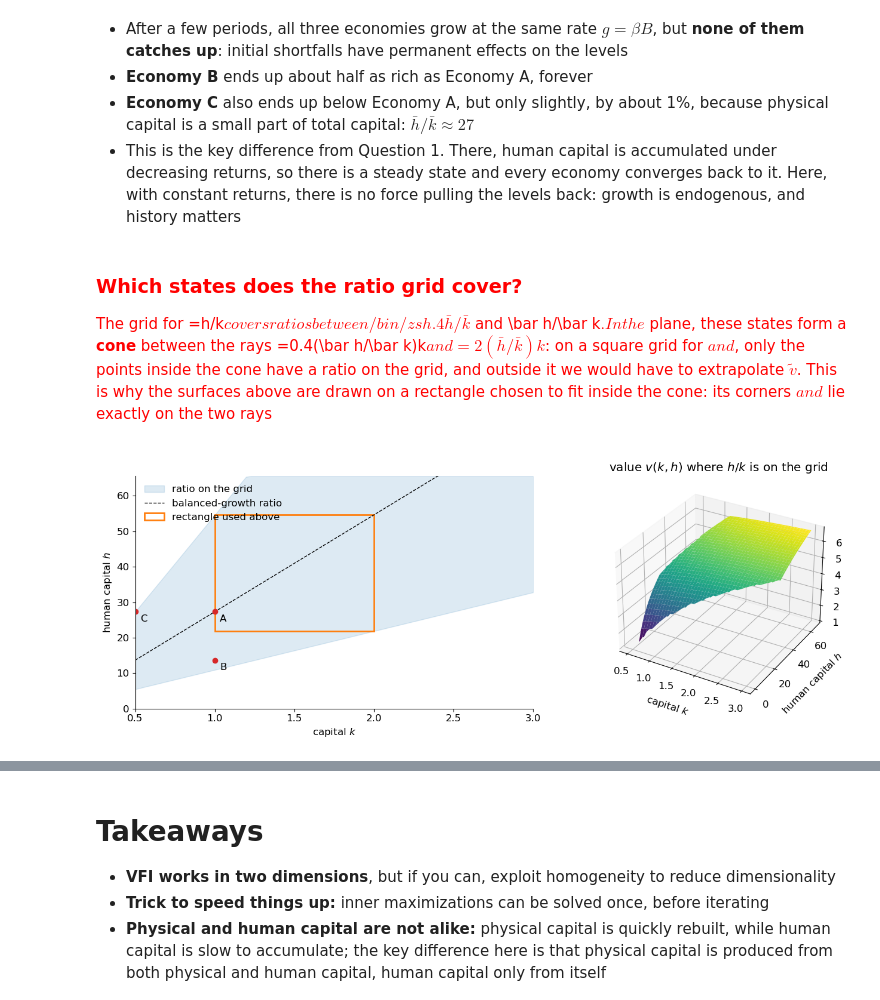
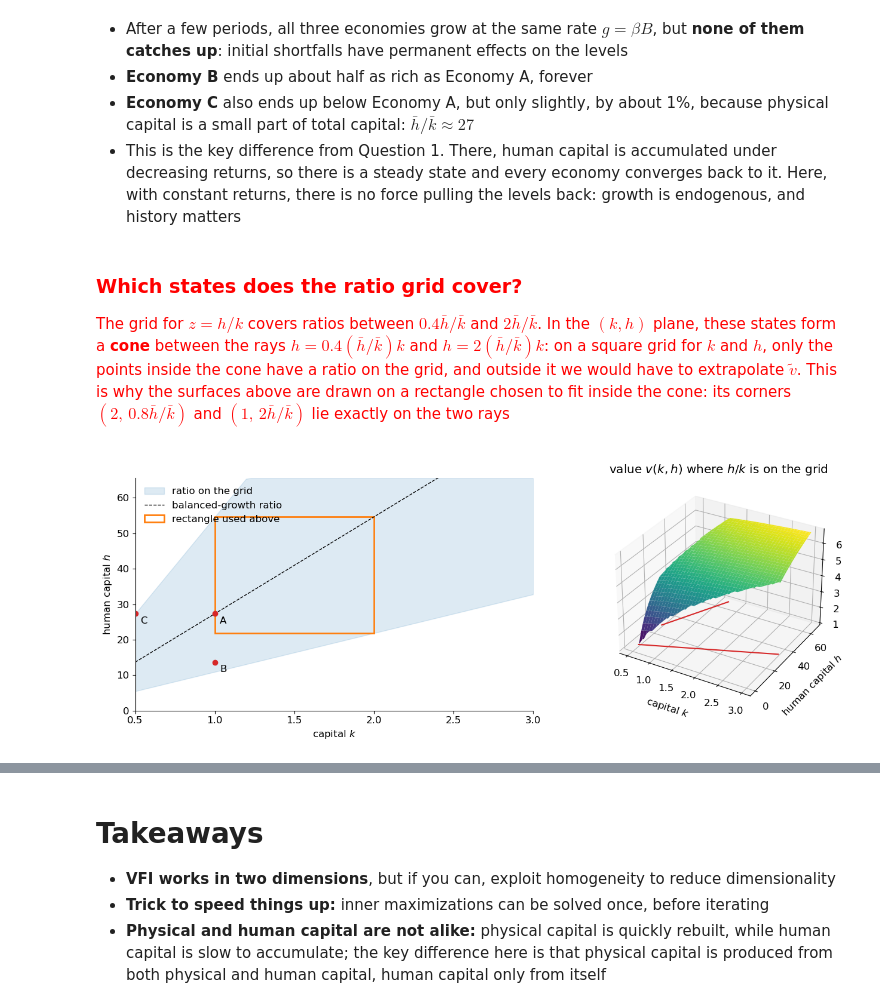
Before and after one commit to edturri/EC442-2026-27, a Jupyter notebook: EC442_26_27_problem_set_4_notebook_q1_q2.ipynb, the cells around one changed output, grey strips where cells are left out. Drawn from its saved outputs; the diff is of its cells as text; code cells hidden in the pictures.

Commit message:
PS4 notebook: fix the cone comments, draw the cone's edges under the surface
Co-Authored-By: Claude Opus 5.5 <noreply@anthropic.com>

```diff
--- a/EC442_26_27_problem_set_4_notebook_q1_q2.ipynb
+++ b/EC442_26_27_problem_set_4_notebook_q1_q2.ipynb
@@ -347,33 +347,39 @@ C: half the physical capital:  log gap in k -0.012,  in h -0.012,  in y -0.012
 
 ### Which states does the ratio grid cover?
 
-The grid for =h/k$ covers ratios between /bin/zsh.4\bar h/\bar k$ and \bar h/\bar k$. In the $ plane, these states form a **cone** between the rays =0.4(\bar h/\bar k)k$ and =2(\bar h/\bar k)k$: on a square grid for $ and $, only the points inside the cone have a ratio on the grid, and outside it we would have to extrapolate $\tilde v$. This is why the surfaces above are drawn on a rectangle chosen to fit inside the cone: its corners $ and $ lie exactly on the two rays
+The grid for $z=h/k$ covers ratios between $0.4\bar h/\bar k$ and $2\bar h/\bar k$. In the $(k,h)$ plane, these states form a **cone** between the rays $h=0.4(\bar h/\bar k)k$ and $h=2(\bar h/\bar k)k$: on a square grid for $k$ and $h$, only the points inside the cone have a ratio on the grid, and outside it we would have to extrapolate $\tilde v$. This is why the surfaces above are drawn on a rectangle chosen to fit inside the cone: its corners $(2,\,0.8\bar h/\bar k)$ and $(1,\,2\bar h/\bar k)$ lie exactly on the two rays
 
 </span>
 # %%
 k_sq = np.linspace(0.5, 3, 80)
 h_sq = np.linspace(0, 2.4*z_bgp, 80)
 K2, H2 = np.meshgrid(k_sq, h_sq, indexing='ij')
 inside = (H2/K2 >= z[0]) & (H2/K2 <= z[-1])               # states whose ratio h/k is on the grid
 V2 = np.where(inside, np.log(K2)/(1 - params['beta']) + np.interp(H2/K2, z, v_tilde), np.nan)
 
 fig = plt.figure(figsize=(14, 5))
 ax = fig.add_subplot(1, 2, 1)
 ax.fill_between(k_sq, z[0]*k_sq, np.minimum(z[-1]*k_sq, h_sq[-1]), color='C0', alpha=0.15, label='ratio on the grid')
 ax.plot(k_sq, z_bgp*k_sq, 'k--', linewidth=1, label='balanced-growth ratio')
 ax.add_patch(plt.Rectangle((1, 0.8*z_bgp), 1, 1.2*z_bgp, fill=False, edgecolor='C1', linewidth=2, label='rectangle used above'))
 for name, (k0, h0) in economies.items():
     ax.plot(k0, h0, 'o', color='C3')
     ax.annotate(name[0], (k0, h0), textcoords='offset points', xytext=(6, -12))
 ax.set_xlim(k_sq[0], k_sq[-1]); ax.set_ylim(h_sq[0], h_sq[-1])
 ax.set_xlabel('capital $k$'); ax.set_ylabel('human capital $h$'); ax.legend(frameon=False, loc='upper left')
+
 ax = fig.add_subplot(1, 2, 2, projection='3d')
 ax.plot_surface(K2, H2, V2, cmap='viridis', linewidth=0)
+floor = np.nanmin(V2)
+for ratio in [z[0], z[-1]]:                                # edges of the cone, drawn on the floor of the plot
+    edge = ratio*k_sq <= h_sq[-1]
+    ax.plot(k_sq[edge], ratio*k_sq[edge], floor, color='C3', linewidth=1.5)
+ax.set_zlim(floor, np.nanmax(V2))
 ax.set_xlabel('capital $k$', labelpad=8); ax.set_ylabel('human capital $h$', labelpad=8)
 ax.set_title('value $v(k,h)$ where $h/k$ is on the grid')
 plt.tight_layout();
 # %% [output]
-[figure, old version]
+[figure, new version]
 # %% [markdown]
 <span style="color:red">
 
```
Also changed, not shown: parts of 1 cell of this notebook.
